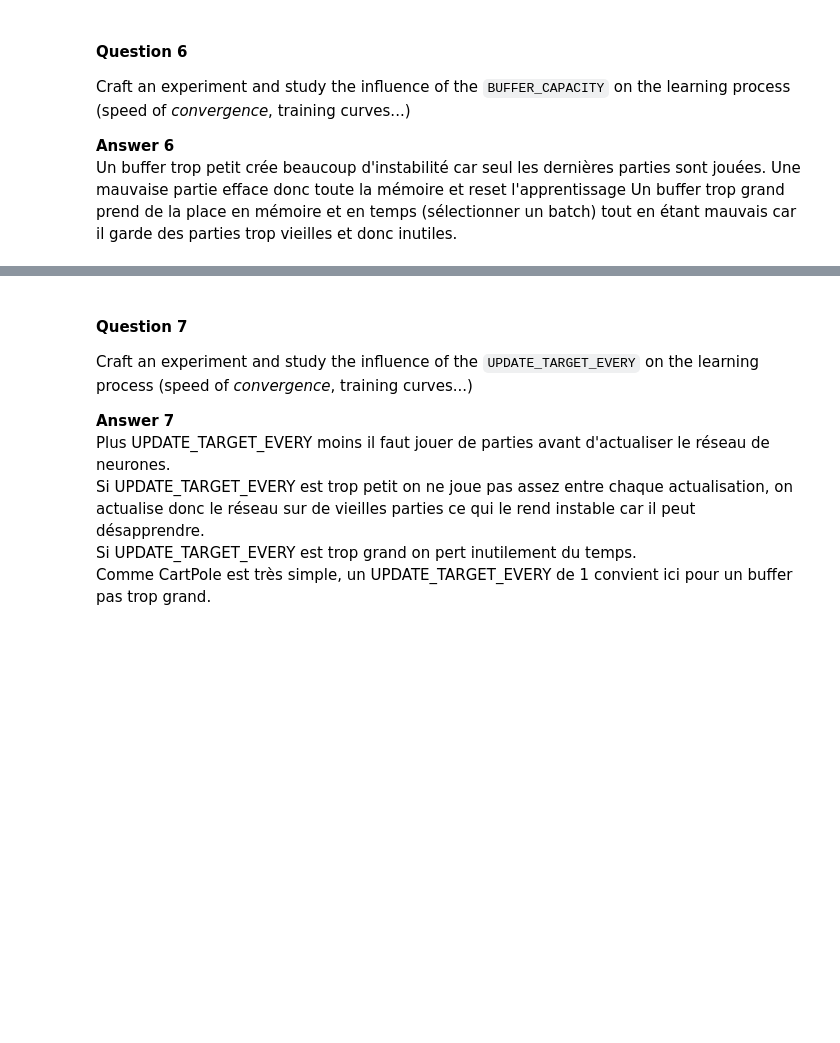
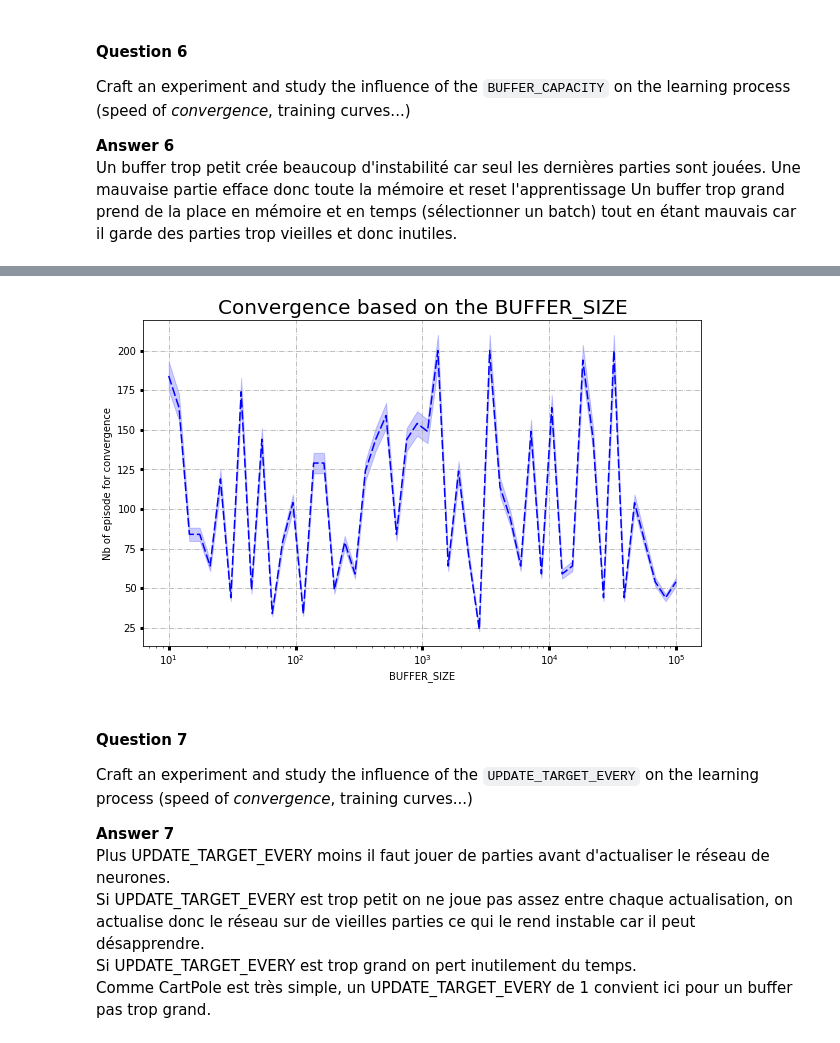
Before and after one commit to ArianeDlns/rl-practice, a Jupyter notebook: TD2_cartpole_DQNN/TD2_RL_Ariane_Dalens.ipynb, the cells around one changed output, grey strips where cells are left out. Cells and saved outputs as stored; diff of their text form; code cells hidden in the pictures; blank space fills up the shorter version.

```diff
--- a/TD2_cartpole_DQNN/TD2_RL_Ariane_Dalens.ipynb
+++ b/TD2_cartpole_DQNN/TD2_RL_Ariane_Dalens.ipynb
@@ -551,3 +629,18 @@ Un buffer trop grand prend de la place en mémoire et en temps (sélectionner un
+# %%
+fig, ax = plt.subplots(figsize=(10,6))
+
+ax.plot(BUFFER_RANGE, convergence, dashes=[6, 2], color = 'b')
+scores_err = np.array(convergence)*0.05
+ax.fill_between(BUFFER_RANGE, np.array(convergence) - scores_err, np.array(convergence) + scores_err, alpha=0.2, color = 'b')
+
+plt.title(f"Convergence based on the BUFFER_SIZE", size=20)
+plt.xlabel("BUFFER_SIZE")
+plt.ylabel("Nb of episode for convergence")
+ax.grid(True, linestyle='-.')
+ax.tick_params(labelsize='medium', width=3)
+ax.set_xscale('log')
+# %% [output]
+[figure, added]
 # %% [markdown]
 #### Question 7
 
```
Also changed, not shown: parts of 12 cells of this notebook, 2 other files.
